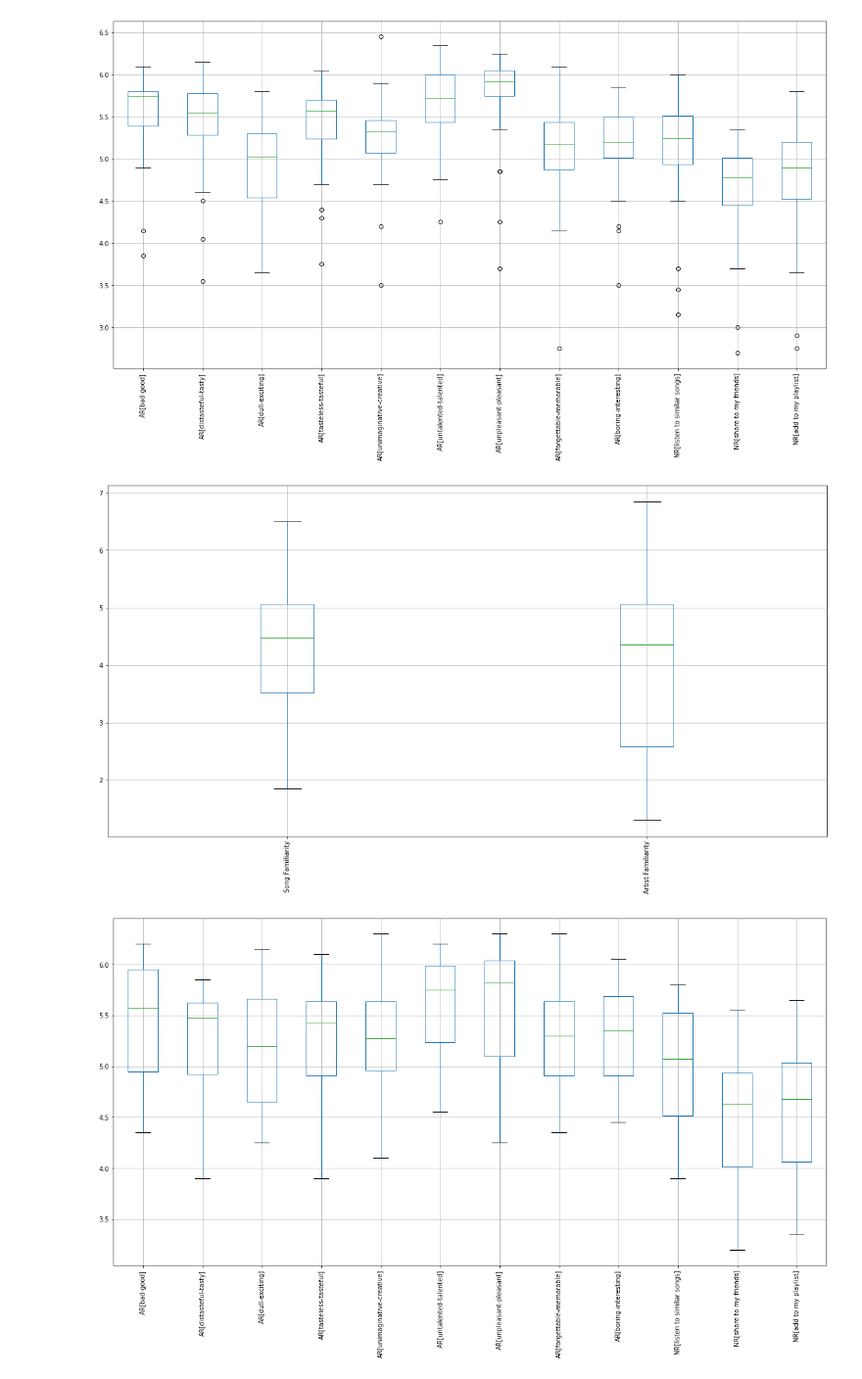
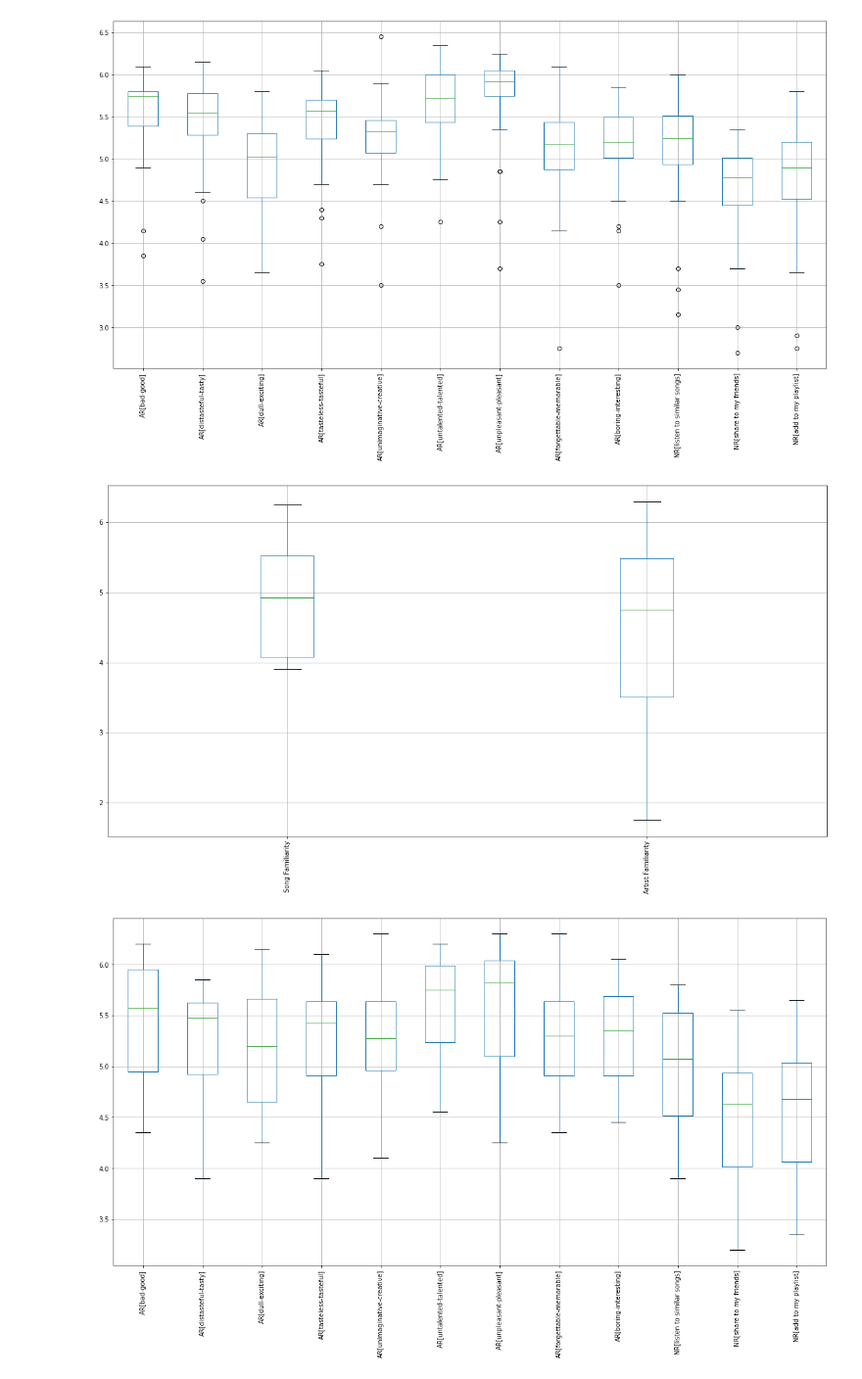
Before and after one commit to dlsucomet/aWit-trial, a Jupyter notebook: LEGIT LEGIT 032023/legit/CROWDSOURCE X EXTRINSIC/CrowdsourceXExtrinsic.ipynb, the cells around one changed output. Shown at 98% size. Saved outputs shown, nothing was run; the diff lists cells and outputs as text; code cells hidden in the pictures.

```diff
--- a/LEGIT LEGIT 032023/legit/CROWDSOURCE X EXTRINSIC/CrowdsourceXExtrinsic.ipynb
+++ b/LEGIT LEGIT 032023/legit/CROWDSOURCE X EXTRINSIC/CrowdsourceXExtrinsic.ipynb
@@ -110,9 +110,9 @@ boxplot = songs_top_artists.boxplot(column=['AR[bad-good]', 'AR[distasteful-tast
 [figure]
 # %%
 songs_bot_artists = merged[merged.chart_history != 73.0]
-boxplot = songs_top_artists.boxplot(column=['Song Familiarity', 'Artist Familiarity'], figsize=(20,10), rot=90)
+boxplot = songs_bot_artists.boxplot(column=['Song Familiarity', 'Artist Familiarity'], figsize=(20,10), rot=90)
 # %% [output]
-[figure, old version]
+[figure, new version]
 # %%
 boxplot = songs_bot_artists.boxplot(column=['AR[bad-good]', 'AR[distasteful-tasty]', 'AR[dull-exciting]', 'AR[tasteless-tasteful]', 'AR[unimaginative-creative]', 'AR[untalented-talented]', 'AR[unpleasant-pleasant]', 'AR[forgettable-memorable]', 'AR[boring-interesting]', 'NR[listen to similar songs]', 'NR[share to my friends]', 'NR[add to my playlist]'], figsize=(20,10), rot=90)
 # %% [output]
```
Also changed, not shown: parts of 1 cell of this notebook, 1 other file.
